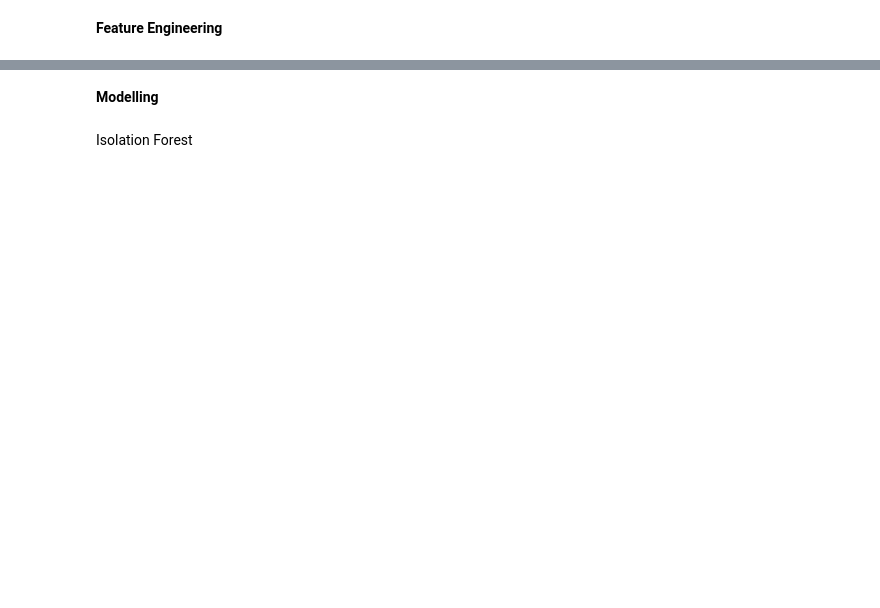
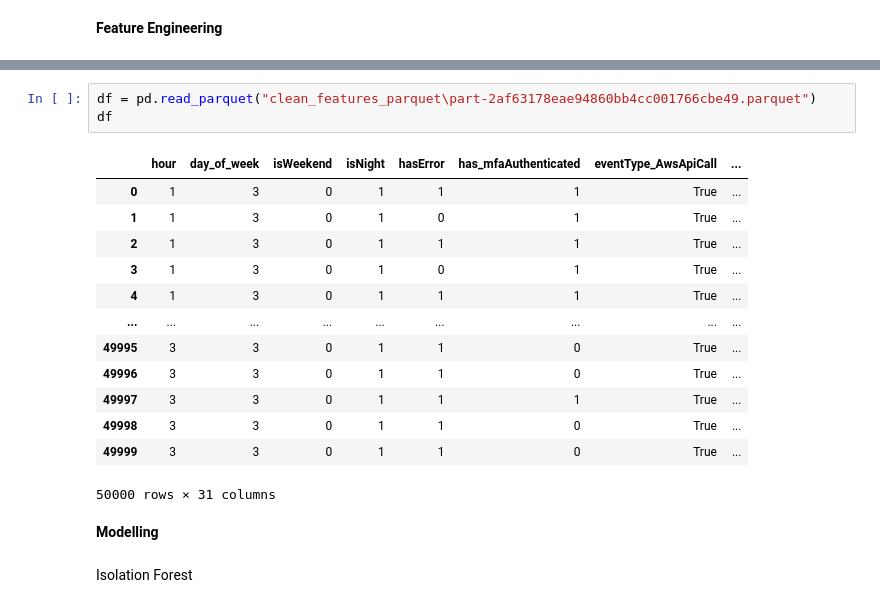
Before and after one commit to ChristabelAtieno/threat-hunting-project, a Jupyter notebook: notebook/threat hunting.ipynb, the cells around one changed output, grey strips where cells are left out. Saved outputs shown, nothing was run; the diff lists cells and outputs as text; blank space fills up the shorter version.

```diff
--- a/notebook/threat hunting.ipynb
+++ b/notebook/threat hunting.ipynb
@@ -279,3 +244,20 @@ X_scaled = scaler.fit_transform(X)
+# %%
+df = pd.read_parquet("clean_features_parquet\part-2af63178eae94860bb4cc001766cbe49.parquet")
+df
+# %% [output]
+|  | hour | day_of_week | isWeekend | isNight | hasError | has_mfaAuthenticated | eventType_AwsApiCall | ... |
+| 0 | 1 | 3 | 0 | 1 | 1 | 1 | True | ... |
+| 1 | 1 | 3 | 0 | 1 | 0 | 1 | True | ... |
+| 2 | 1 | 3 | 0 | 1 | 1 | 1 | True | ... |
+| 3 | 1 | 3 | 0 | 1 | 0 | 1 | True | ... |
+| 4 | 1 | 3 | 0 | 1 | 1 | 1 | True | ... |
+| ... | ... | ... | ... | ... | ... | ... | ... | ... |
+| 49995 | 3 | 3 | 0 | 1 | 1 | 0 | True | ... |
+| 49996 | 3 | 3 | 0 | 1 | 1 | 0 | True | ... |
+| 49997 | 3 | 3 | 0 | 1 | 1 | 1 | True | ... |
+| 49998 | 3 | 3 | 0 | 1 | 1 | 0 | True | ... |
+| 49999 | 3 | 3 | 0 | 1 | 1 | 0 | True | ... |
+50000 rows × 31 columns
 # %% [markdown]
 **Modelling**
 # %% [markdown]
```
Also changed, not shown: parts of 53 cells of this notebook, 5 other files.
